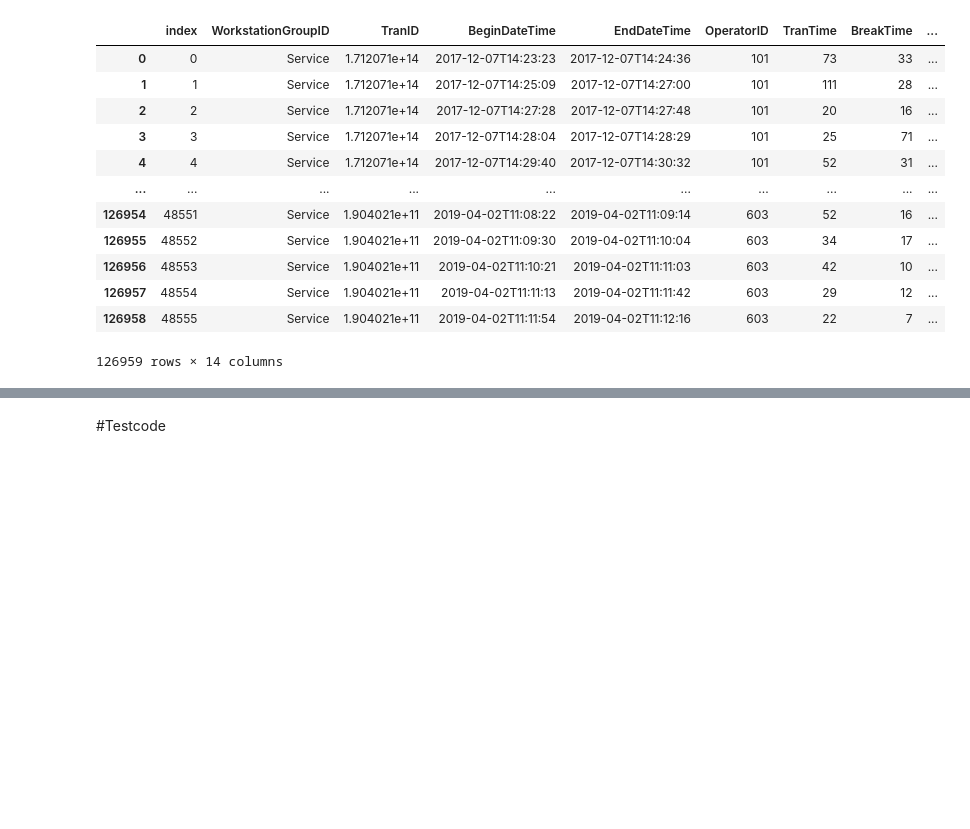
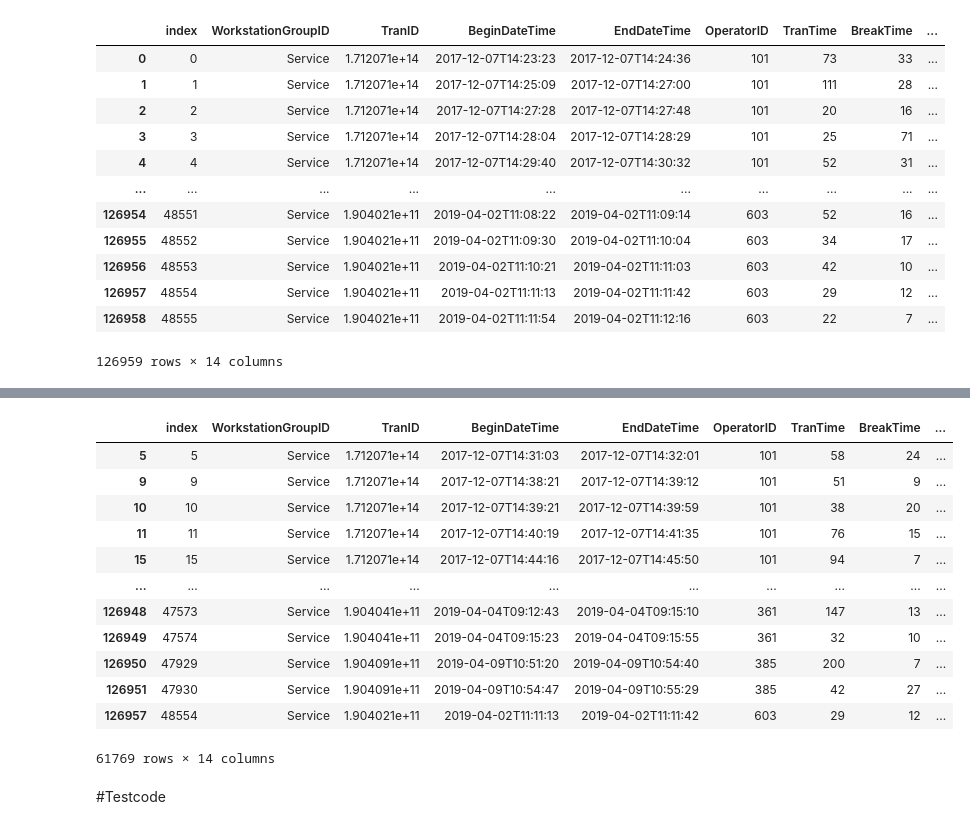
Before and after one commit to kwansawanth/python_dataviz2023, a Jupyter notebook: Final2023.ipynb, the cells around one changed output, grey strips where cells are left out. Cells and saved outputs as stored; diff of their text form; code cells hidden in the pictures; blank space fills up the shorter version.

```diff
--- a/Final2023.ipynb
+++ b/Final2023.ipynb
@@ -382,3 +393,19 @@ tr1
+# %%
+tr1[tr1['TNcash']== 'Card'] #check ว่าเปลี่ยนแล้ว
+# %% [output]
+|  | index | WorkstationGroupID | TranID | BeginDateTime | EndDateTime | OperatorID | TranTime | BreakTime | ... |
+| 5 | 5 | Service | 1.712071e+14 | 2017-12-07T14:31:03 | 2017-12-07T14:32:01 | 101 | 58 | 24 | ... |
+| 9 | 9 | Service | 1.712071e+14 | 2017-12-07T14:38:21 | 2017-12-07T14:39:12 | 101 | 51 | 9 | ... |
+| 10 | 10 | Service | 1.712071e+14 | 2017-12-07T14:39:21 | 2017-12-07T14:39:59 | 101 | 38 | 20 | ... |
+| 11 | 11 | Service | 1.712071e+14 | 2017-12-07T14:40:19 | 2017-12-07T14:41:35 | 101 | 76 | 15 | ... |
+| 15 | 15 | Service | 1.712071e+14 | 2017-12-07T14:44:16 | 2017-12-07T14:45:50 | 101 | 94 | 7 | ... |
+| ... | ... | ... | ... | ... | ... | ... | ... | ... | ... |
+| 126948 | 47573 | Service | 1.904041e+11 | 2019-04-04T09:12:43 | 2019-04-04T09:15:10 | 361 | 147 | 13 | ... |
+| 126949 | 47574 | Service | 1.904041e+11 | 2019-04-04T09:15:23 | 2019-04-04T09:15:55 | 361 | 32 | 10 | ... |
+| 126950 | 47929 | Service | 1.904091e+11 | 2019-04-09T10:51:20 | 2019-04-09T10:54:40 | 385 | 200 | 7 | ... |
+| 126951 | 47930 | Service | 1.904091e+11 | 2019-04-09T10:54:47 | 2019-04-09T10:55:29 | 385 | 42 | 27 | ... |
+| 126957 | 48554 | Service | 1.904021e+11 | 2019-04-02T11:11:13 | 2019-04-02T11:11:42 | 603 | 29 | 12 | ... |
+61769 rows × 14 columns
 # %%
 tr1.to_csv('tran_full.csv', index=False)  #เอาtr1เข้า
 # %% [markdown]
```
Also changed, not shown: parts of 7 cells of this notebook.
